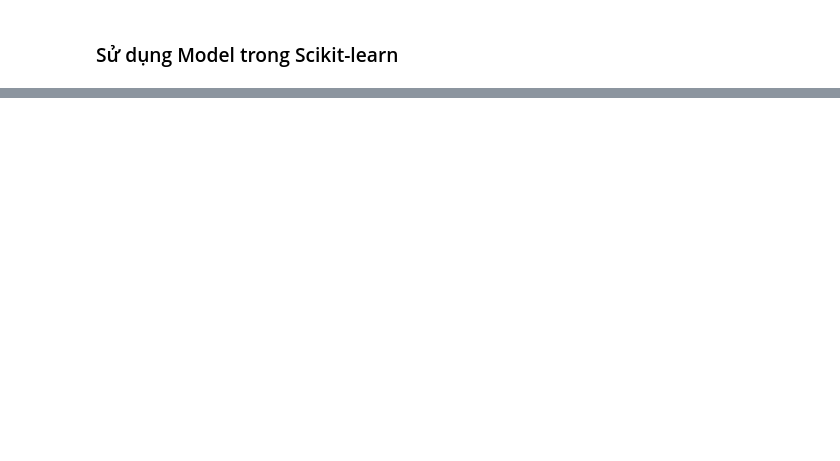
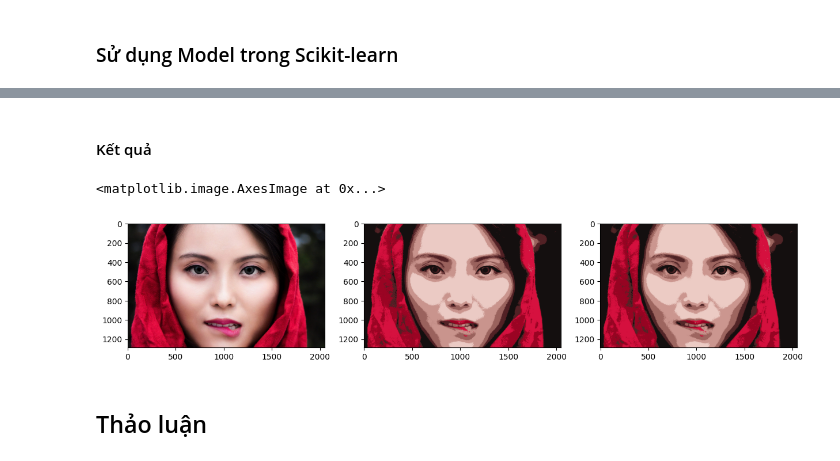
Before and after one commit to DongNQ225284/ComputerVision, a Jupyter notebook: ml_basic/kmc.ipynb, the cells around one changed output, grey strips where cells are left out. Drawn from its saved outputs; the diff is of its cells as text; code cells hidden in the pictures; blank space fills up the shorter version.

```diff
--- a/ml_basic/kmc.ipynb
+++ b/ml_basic/kmc.ipynb
@@ -267,0 +288,4 @@ imshow(X_pred, labels)
+# %%
+img = cv2.imread('../opencv/images/girl.jpg', cv2.IMREAD_COLOR_RGB)
+# Trải phẳng dữ liệu
+X = img.reshape(img.shape[0]*img.shape[1], img.shape[2])
@@ -267,0 +294,5 @@ imshow(X_pred, labels)
+# %%
+model = Model(n_clusters=7)
+model.fit(X)
+labels = model.predict(X)
+dst1 = np.uint8(np.array(model.cluster_centers_[labels])).reshape((img.shape[0], img.shape[1], img.shape[2]))
@@ -267,0 +301,17 @@ imshow(X_pred, labels)
+# %%
+kmeans = KMeans(n_clusters=7)
+kmeans.fit(X)
+labels = kmeans.predict(X)
+dst2 = np.uint8(np.array(kmeans.cluster_centers_[labels])).reshape((img.shape[0], img.shape[1], img.shape[2]))
+# %% [markdown]
+#### Kết quả
+# %%
+plt.figure(figsize=[15, 5])
+plt.subplot(131); plt.imshow(img)
+plt.subplot(132); plt.imshow(dst1)
+plt.subplot(133); plt.imshow(dst2)
+# %% [output]
+<matplotlib.image.AxesImage at 0x...>
+[figure, added]
+# %% [markdown]
+## Thảo luận
```
Also changed, not shown: parts of 17 cells of this notebook, 4 other files.
